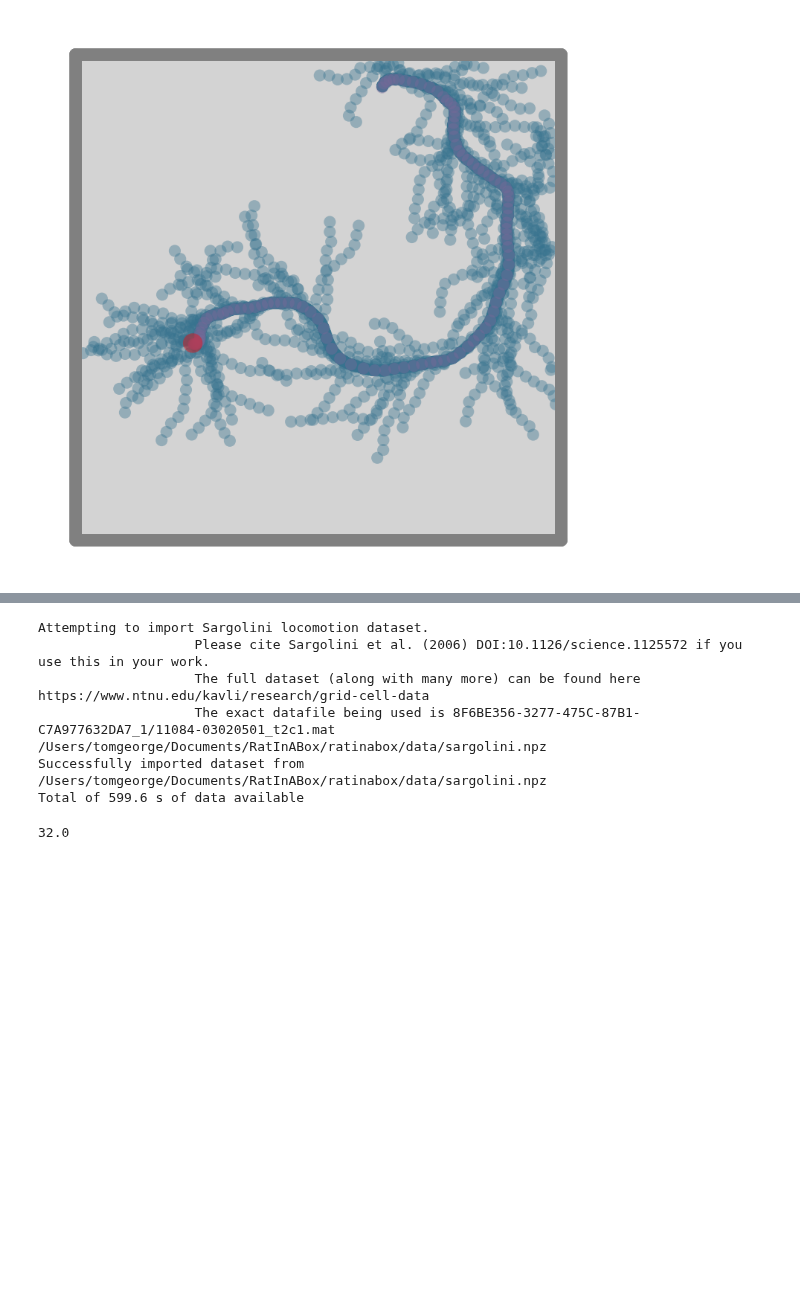
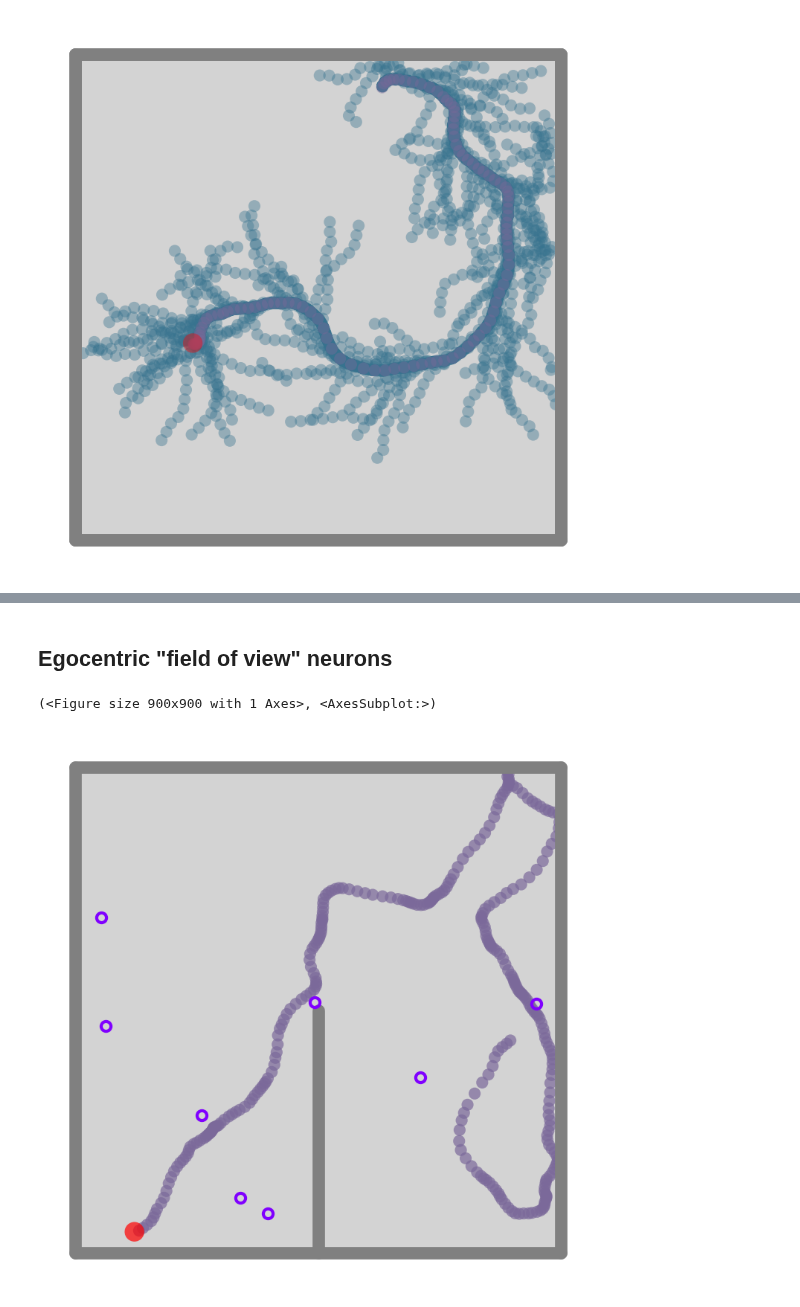
Before and after one commit to RatInABox-Lab/RatInABox, a Jupyter notebook: demos/readme_figures.ipynb, the cells around one changed output, grey strips where cells are left out. Cells and saved outputs as stored; diff of their text form; code cells hidden in the pictures; blank space fills up the shorter version.

Commit message:
fov neurons

```diff
--- a/demos/readme_figures.ipynb
+++ b/demos/readme_figures.ipynb
@@ -777,6 +777,12 @@ if save_plots == True:
     tpl.saveFigure(fig1, "figeight_trajectory")
 # %% [output]
 [figure]
+# %%
+Env = Environment(params={'boundary':[[0.5*np.cos(t),0.5*np.sin(t)] for t in np.linspace(0,2*np.pi,100)]})
+Ag = Agent(Env,params={'dt':0.01})
+for i in tqdm(range(int(60/Ag.dt))):
+    Ag.update()
+Ag.plot_trajectory()
 # %% [markdown]
 ### `ThetaSequenceAgent()`
 # %%
@@ -797,13 +803,3 @@ anim = Ag.animate_trajectory(t_start=3, speed_up=0.2)
 if save_plots:
     tpl.saveFigure(fig, "theta_sequences")
     anim.save("../figures/animations/theta_sequences.mp4")
-# %%
-Env = Environment(params={'boundary':[[np.cos(t*np.pi/180),np.sin(t*np.pi/180)] for t in range(360)[::1]]})
-Env = Environment()
-Ag = Agent(Env,params={'dt':0.01})
-# PCs = BoundaryVectorCells(Ag,params={'n':100})
-PCs = PlaceCells(Ag,params={'n':100})
-Env.plot_environment()
-for i in tqdm(range(int(60*60/Ag.dt))):
-    Ag.update()
-    # PCs.update()
@@ -852,22 +805,0 @@ Ag = Agent(Env,params={'dt':1/30})
-# %%
-Ag.import_trajectory(dataset='sargolini')
-# %% [output]
-Attempting to import Sargolini locomotion dataset.
-                    Please cite Sargolini et al. (2006) DOI:10.1126/science.1125572 if you use this in your work.
-                    The full dataset (along with many more) can be found here https://www.ntnu.edu/kavli/research/grid-cell-data
-                    The exact datafile being used is 8F6BE356-3277-475C-87B1-C7A977632DA7_1/11084-03020501_t2c1.mat
-/Users/tomgeorge/Documents/RatInABox/ratinabox/data/sargolini.npz
-Successfully imported dataset from /Users/tomgeorge/Documents/RatInABox/ratinabox/data/sargolini.npz
-Total of 599.6 s of data available
-# %%
-for i in range(int(10*60/Ag.dt)):
-    # Ag.update()
-    Ag.pos = imported_position[i]
-    Ag.t += dt
-
-    Ag.save_to_history()
-    PCs.update()
-# %%
-Ag.pos
-# %% [output]
-32.0
@@ -876,0 +806,26 @@ VN.update_weights(reward=1)
+# %% [markdown]
+## Egocentric "field of view" neurons
+# %%
+from ratinabox.contribs.FieldOfViewNeurons import FieldOfViewNeurons
+Env = Environment()
+object_pos = Env.sample_positions(n=8,)
+for i in range(8):
+    # Env.add_object(object_pos[i],type= (0 if i == 0 else np.random.randint(2)))
+    Env.add_object(object_pos[i],type="same")
+Env.add_wall([[0.5,0],[0.5,0.5]])
+
+Ag = Agent(Env)
+FoVs_OVC = FieldOfViewNeurons(Ag,params={'cell_type':'OVC'})
+FoVs_BVC = FieldOfViewNeurons(Ag,params={'cell_type':'BVC'})
+FoVs_WC = FieldOfViewNeurons(Ag,params={'cell_type':'BVC',"FoV_angles":[75,105],"FoV_distance":[0.1,0.2],"spatial_resolution":0.02})
+
+for i in range(int(30/Ag.dt)):
+    Ag.update()
+    FoVs_OVC.update()
+    FoVs_BVC.update()
+    FoVs_WC.update()
+
+Ag.plot_trajectory(t_end=30)
+# %% [output]
+(<Figure size 900x900 with 1 Axes>, <AxesSubplot:>)
+[figure, added]
```
Also changed, not shown: parts of 14 cells of this notebook.
